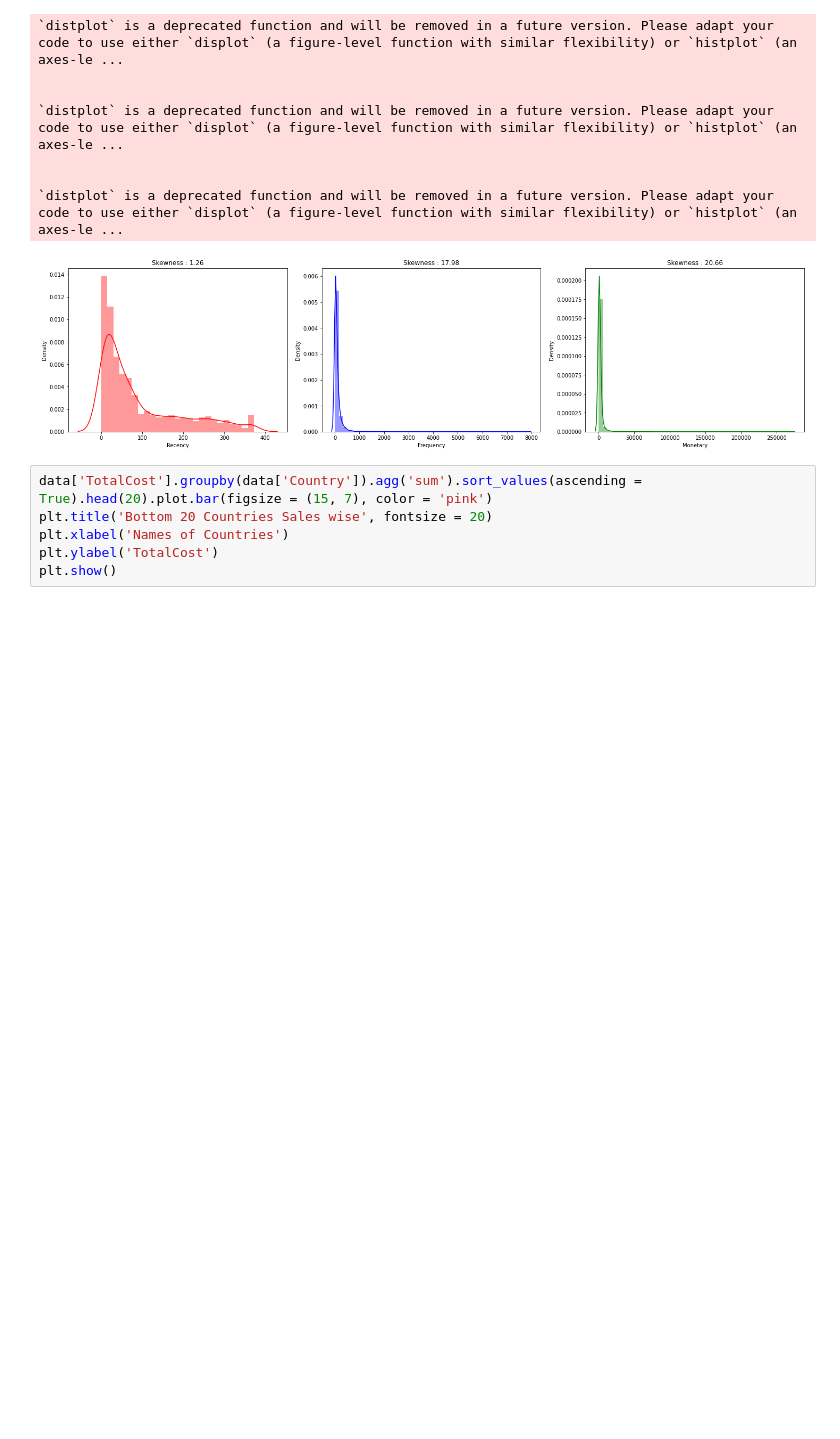
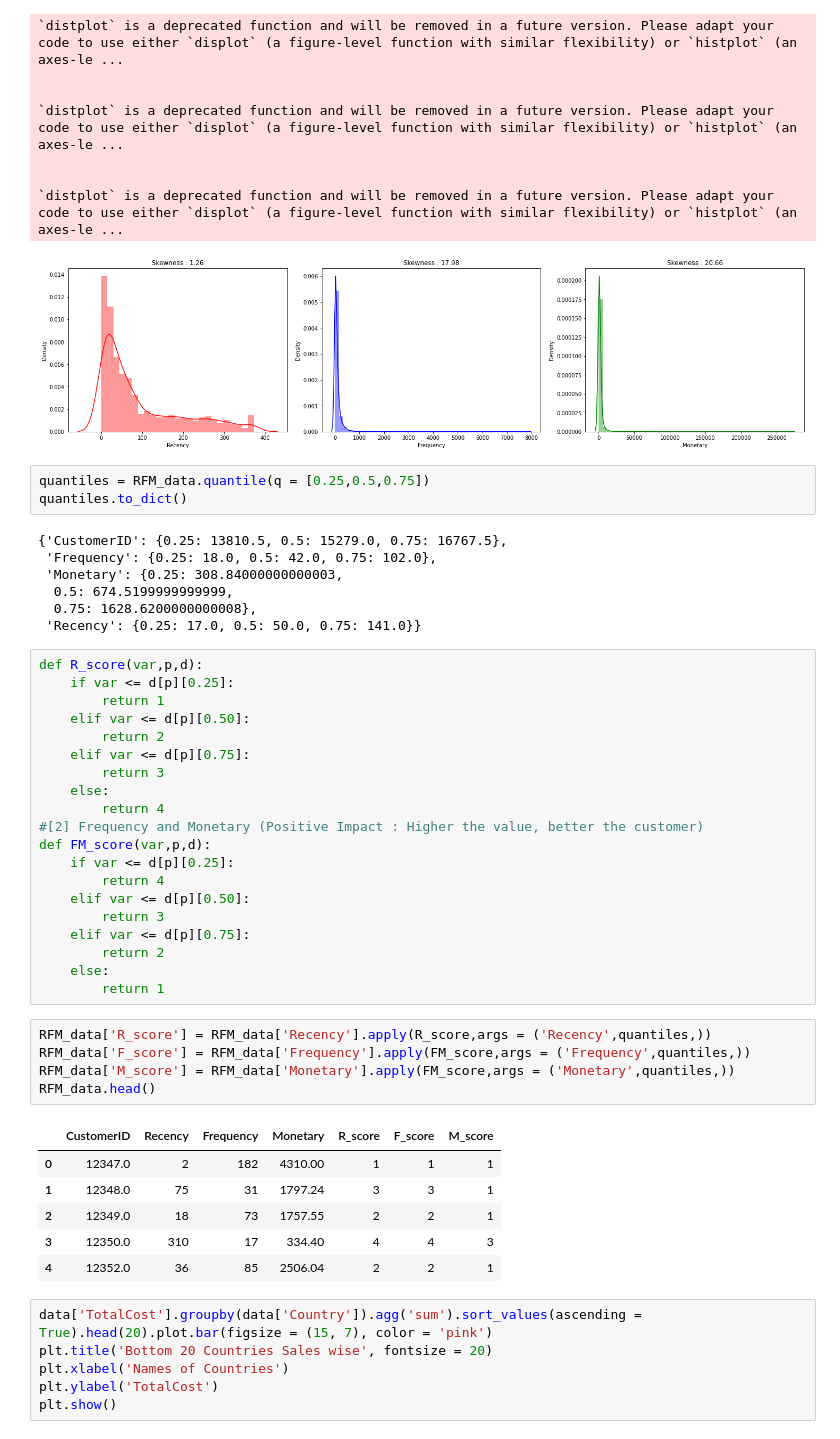
Before and after one commit to Edna-soso/DataAnalysis_Project, a Jupyter notebook: Data_Visualization/Data_Visualization.ipynb, the cells around one changed output. Cells and saved outputs as stored; diff of their text form; blank space fills up the shorter version.

Commit message:
update RFM score

```diff
--- a/Data_Visualization/Data_Visualization.ipynb
+++ b/Data_Visualization/Data_Visualization.ipynb
@@ -257,6 +257,48 @@ for var in list(RFM_data.columns[1:4]):
 
 `distplot` is a deprecated function and will be removed in a future version. Please adapt your code to use either `displot` (a figure-level function with similar flexibility) or `histplot` (an axes-le ...
 [figure]
+# %%
+quantiles = RFM_data.quantile(q = [0.25,0.5,0.75])
+quantiles.to_dict()
+# %% [output]
+{'CustomerID': {0.25: 13810.5, 0.5: 15279.0, 0.75: 16767.5},
+ 'Frequency': {0.25: 18.0, 0.5: 42.0, 0.75: 102.0},
+ 'Monetary': {0.25: 308.84000000000003,
+  0.5: 674.5199999999999,
+  0.75: 1628.6200000000008},
+ 'Recency': {0.25: 17.0, 0.5: 50.0, 0.75: 141.0}}
+# %%
+def R_score(var,p,d):
+    if var <= d[p][0.25]:
+        return 1
+    elif var <= d[p][0.50]:
+        return 2
+    elif var <= d[p][0.75]:
+        return 3
+    else:
+        return 4
+#[2] Frequency and Monetary (Positive Impact : Higher the value, better the customer)
+def FM_score(var,p,d):
+    if var <= d[p][0.25]:
+        return 4
+    elif var <= d[p][0.50]:
+        return 3
+    elif var <= d[p][0.75]:
+        return 2
+    else:
+        return 1
+# %%
+RFM_data['R_score'] = RFM_data['Recency'].apply(R_score,args = ('Recency',quantiles,))
+RFM_data['F_score'] = RFM_data['Frequency'].apply(FM_score,args = ('Frequency',quantiles,))
+RFM_data['M_score'] = RFM_data['Monetary'].apply(FM_score,args = ('Monetary',quantiles,))
+RFM_data.head()
+# %% [output]
+|  | CustomerID | Recency | Frequency | Monetary | R_score | F_score | M_score |
+| 0 | 12347.0 | 2 | 182 | 4310.00 | 1 | 1 | 1 |
+| 1 | 12348.0 | 75 | 31 | 1797.24 | 3 | 3 | 1 |
+| 2 | 12349.0 | 18 | 73 | 1757.55 | 2 | 2 | 1 |
+| 3 | 12350.0 | 310 | 17 | 334.40 | 4 | 4 | 3 |
+| 4 | 12352.0 | 36 | 85 | 2506.04 | 2 | 2 | 1 |
 # %%
 data['TotalCost'].groupby(data['Country']).agg('sum').sort_values(ascending = True).head(20).plot.bar(figsize = (15, 7), color = 'pink')
 plt.title('Bottom 20 Countries Sales wise', fontsize = 20)
```
